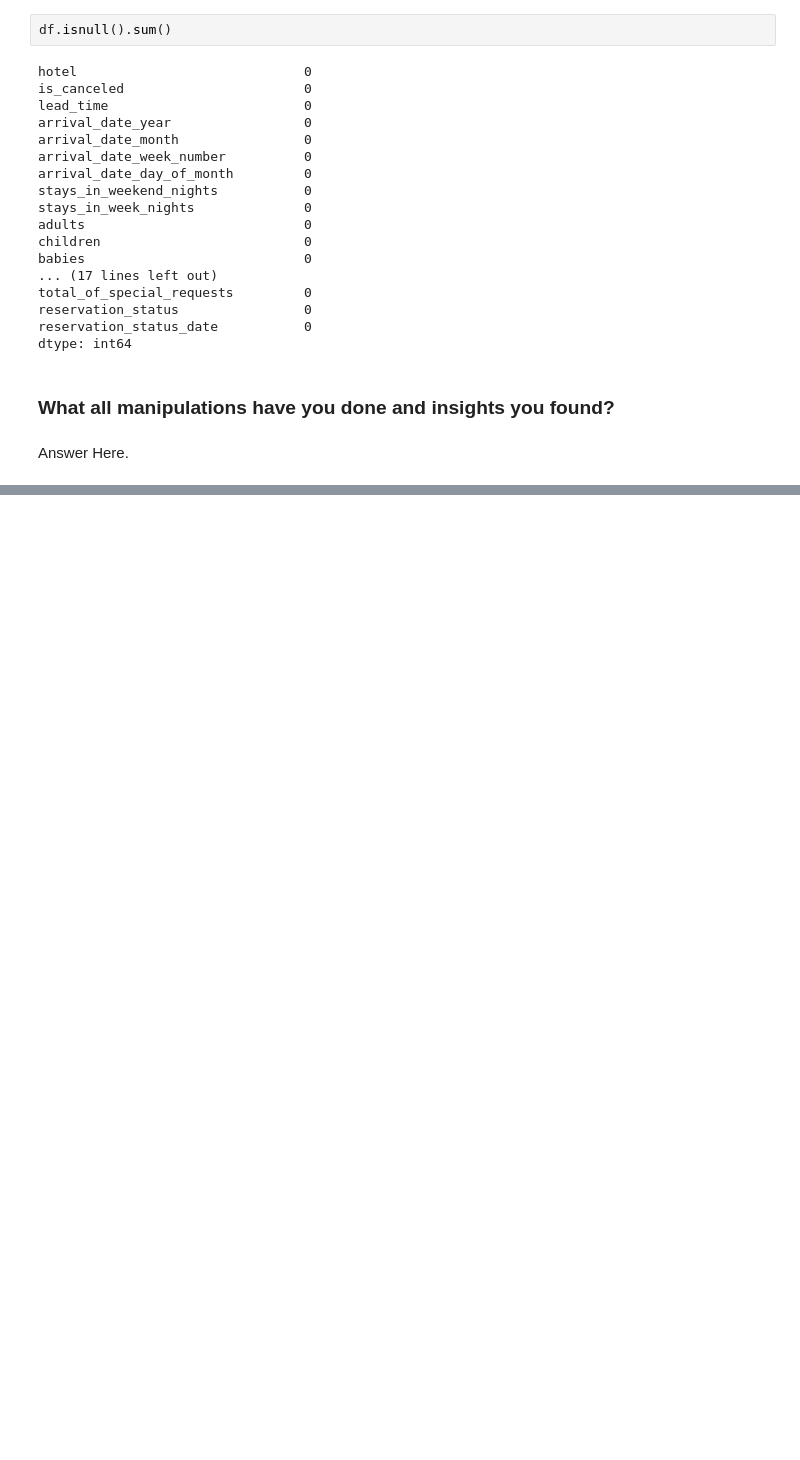
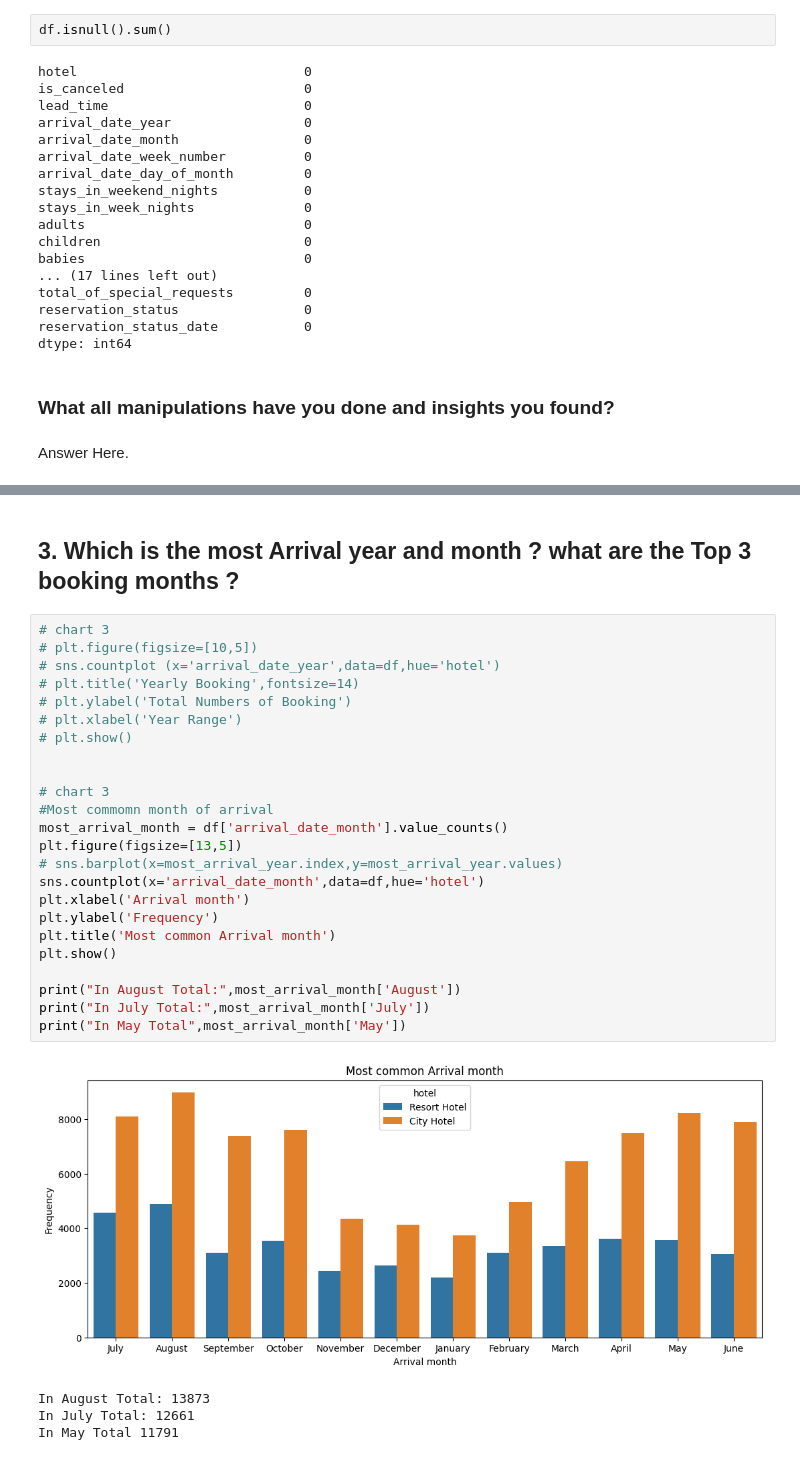
Before and after one commit to GuptaSandip/Hotel_Booking_Analysis_EDA_Project, a Jupyter notebook: Hotel_Booking_Analysis_EDA_Project.ipynb, the cells around one changed output, grey strips where cells are left out. Drawn from its saved outputs; the diff is of its cells as text; blank space fills up the shorter version.

```diff
--- a/Hotel_Booking_Analysis_EDA_Project.ipynb
+++ b/Hotel_Booking_Analysis_EDA_Project.ipynb
@@ -317,0 +387,31 @@ Answer Here.
+# %% [markdown]
+## 3. Which is the most Arrival year and month ? what are the Top 3 booking months ?
+# %%
+# chart 3
+# plt.figure(figsize=[10,5])
+# sns.countplot (x='arrival_date_year',data=df,hue='hotel')
+# plt.title('Yearly Booking',fontsize=14)
+# plt.ylabel('Total Numbers of Booking')
+# plt.xlabel('Year Range')
+# plt.show()
+
+
+# chart 3
+#Most commomn month of arrival
+most_arrival_month = df['arrival_date_month'].value_counts()
+plt.figure(figsize=[13,5])
+# sns.barplot(x=most_arrival_year.index,y=most_arrival_year.values)
+sns.countplot(x='arrival_date_month',data=df,hue='hotel')
+plt.xlabel('Arrival month')
+plt.ylabel('Frequency')
+plt.title('Most common Arrival month')
+plt.show()
+
+print("In August Total:",most_arrival_month['August'])
+print("In July Total:",most_arrival_month['July'])
+print("In May Total",most_arrival_month['May'])
+# %% [output]
+[figure, added]
+In August Total: 13873
+In July Total: 12661
+In May Total 11791
```
Also changed, not shown: parts of 35 cells of this notebook.
